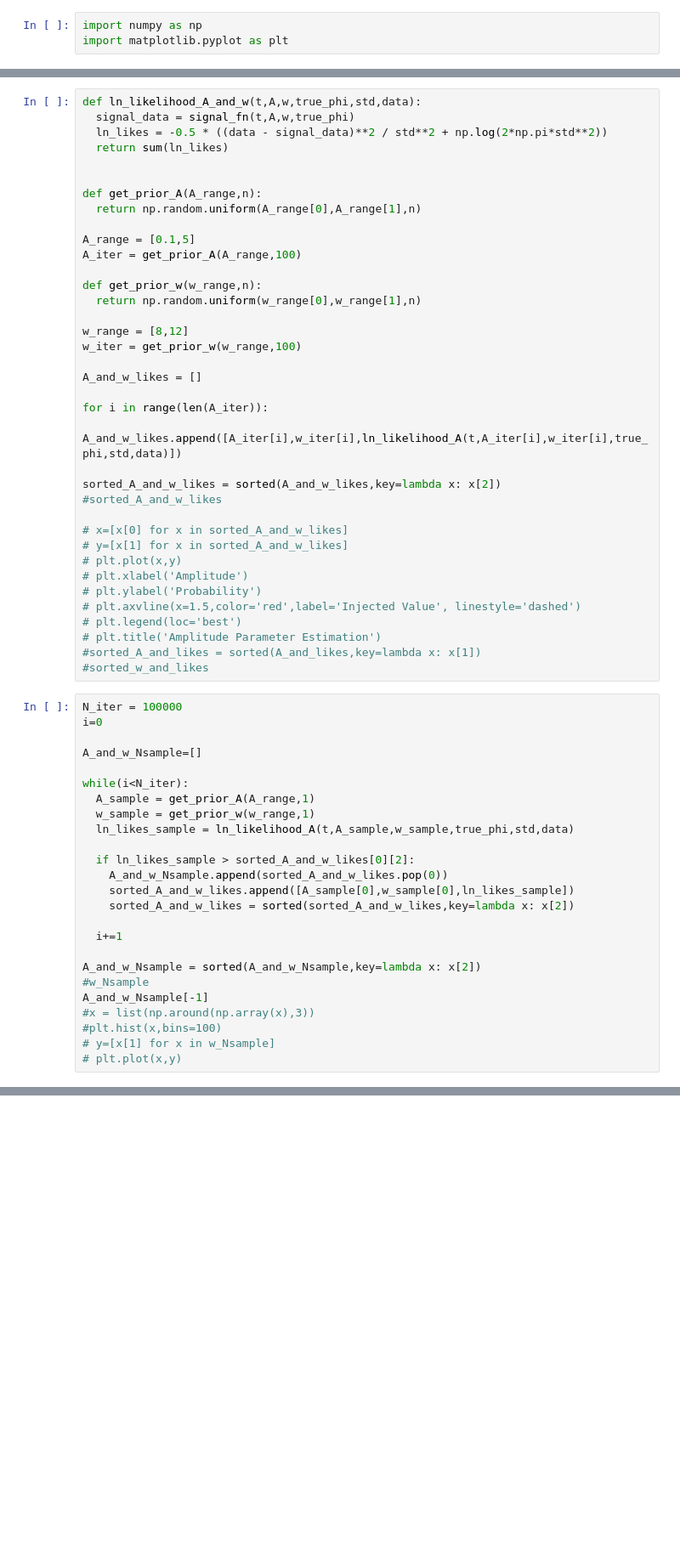
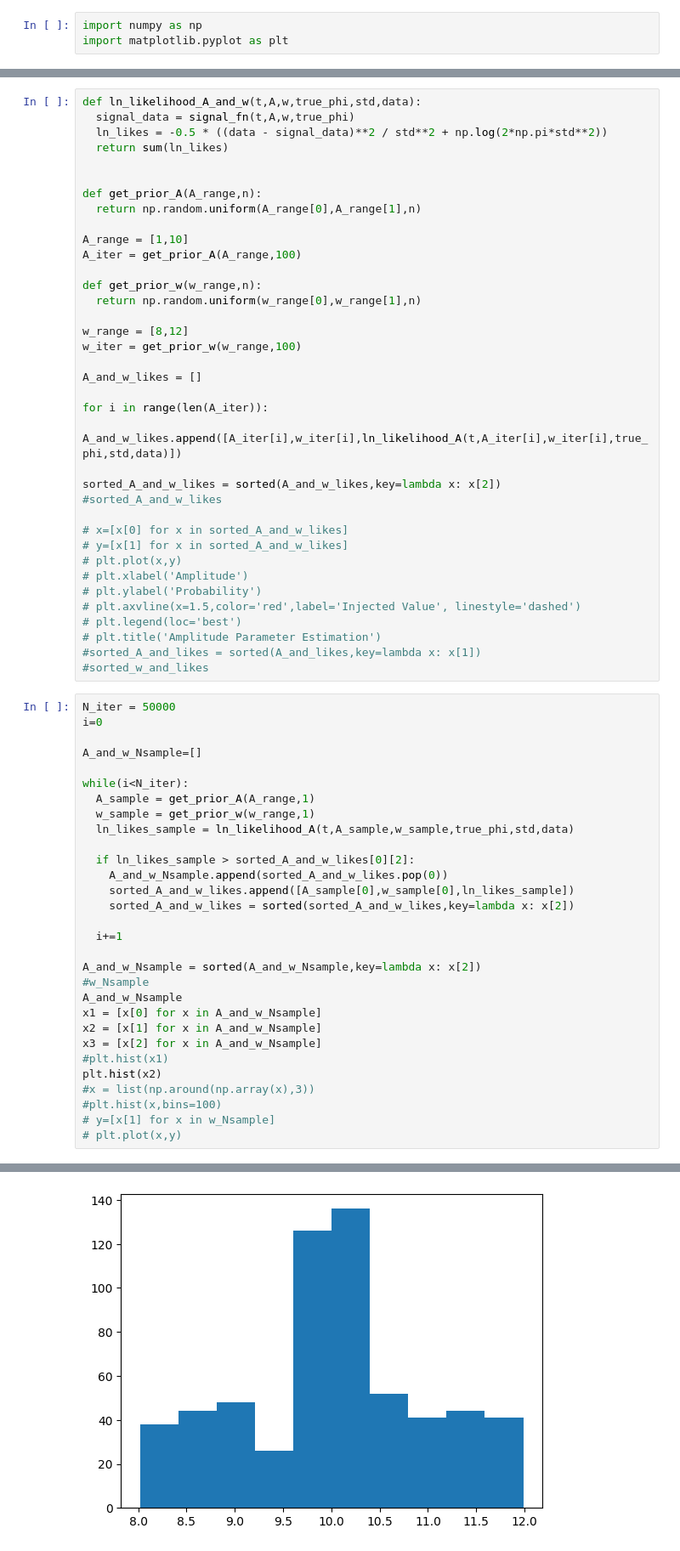
Before and after one commit to rahule-1999/M.Sc-Project, a Jupyter notebook: Assignment.ipynb, the cells around one changed output, grey strips where cells are left out. Shown at 85% size. Saved outputs shown, nothing was run; the diff lists cells and outputs as text; blank space fills up the shorter version.

```diff
--- a/Assignment.ipynb
+++ b/Assignment.ipynb
@@ -161,7 +159,7 @@ def ln_likelihood_A_and_w(t,A,w,true_phi,std,data):
 def get_prior_A(A_range,n):
   return np.random.uniform(A_range[0],A_range[1],n)
 
-A_range = [0.1,5]
+A_range = [1,10]
 A_iter = get_prior_A(A_range,100)
 
 def get_prior_w(w_range,n):
@@ -189,7 +187,7 @@ sorted_A_and_w_likes = sorted(A_and_w_likes,key=lambda x: x[2])
 #sorted_A_and_likes = sorted(A_and_likes,key=lambda x: x[1])
 #sorted_w_and_likes
 # %%
-N_iter = 100000
+N_iter = 50000
 i=0
 
 A_and_w_Nsample=[]
@@ -208,7 +206,12 @@ while(i<N_iter):
 
 A_and_w_Nsample = sorted(A_and_w_Nsample,key=lambda x: x[2])
 #w_Nsample
-A_and_w_Nsample[-1]
+A_and_w_Nsample
+x1 = [x[0] for x in A_and_w_Nsample]
+x2 = [x[1] for x in A_and_w_Nsample]
+x3 = [x[2] for x in A_and_w_Nsample]
+#plt.hist(x1)
+plt.hist(x2)
 #x = list(np.around(np.array(x),3))
 #plt.hist(x,bins=100)
 # y=[x[1] for x in w_Nsample]
@@ -217,0 +225 @@ A_and_w_Nsample[-1]
+[figure, added]
```
Also changed, not shown: parts of 8 cells of this notebook.
